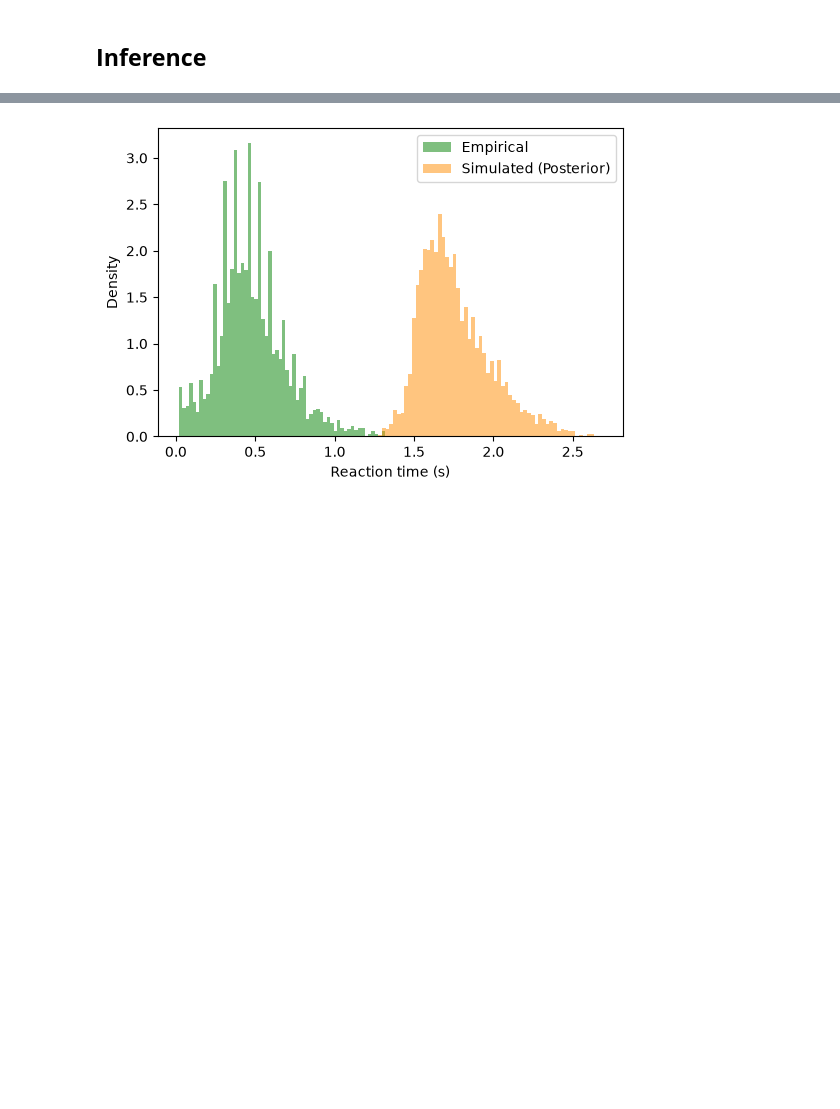
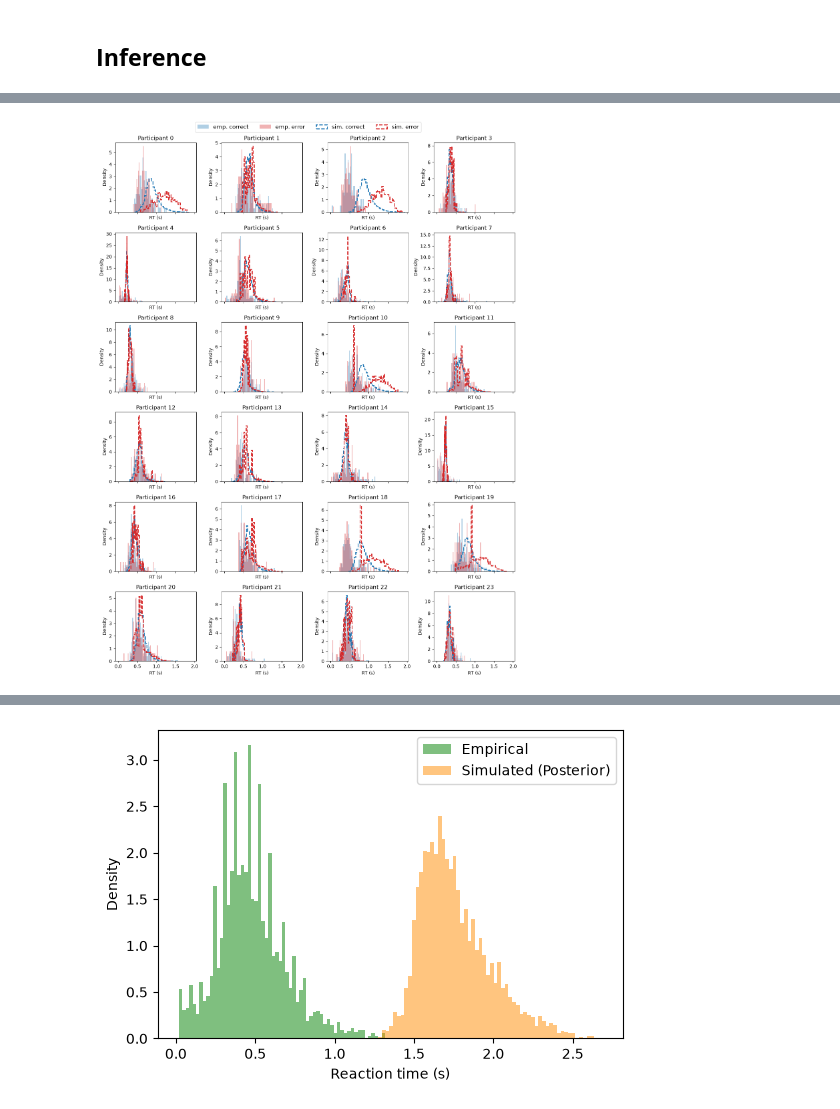
Before and after one commit to dhakalmahima188/Modeling-Non-Linear-Decision-Boundaries-in-DDM, a Jupyter notebook: train_model.ipynb, the cells around one changed output, grey strips where cells are left out. Saved outputs shown, nothing was run; the diff lists cells and outputs as text; code cells hidden in the pictures; blank space fills up the shorter version.

```diff
--- a/train_model.ipynb
+++ b/train_model.ipynb
@@ -93,6 +99,6 @@ workflow = bf.BasicWorkflow(
     inference_network=inference_network,
     summary_network=bf.networks.SetTransformer(),
     checkpoint_filepath=CHECKPOINT_DIR,
-    checkpoint_name="ddm_workflow",
+    checkpoint_name="ddm_workflow_",
 )
 # %% [output]
@@ -366,0 +341,5 @@ Erfolgreich geschätzte Parameter-Mittelwerte:
+# %%
+def samples_dict_to_array(samples, param_order=("v_scale", "t0", "a_base", "lam")):
+    """Convert BayesFlow's samples dict into the (n_draws, n_params) array
+    that resimulate_from_posterior expects."""
+    return np.stack([np.asarray(samples[p]).reshape(-1) for p in param_order], axis=1)
@@ -366,0 +368,37 @@ Erfolgreich geschätzte Parameter-Mittelwerte:
+# %%
+def plot_rt_distributions_grid(empirical_data, posterior_samples_per_pp,
+                                model="exponential", n_resim=100, seed=None,
+                                n_cols=6, space_legend=1.06, space_figure=0.93):
+    pp_ids = list(posterior_samples_per_pp.keys())
+    n_pp = len(pp_ids)
+    n_rows = int(np.ceil(n_pp / n_cols))
+
+    fig, axes = plt.subplots(n_rows, n_cols, figsize=(3.2 * n_cols, 2.8 * n_rows),
+                              sharex=True, sharey=False)
+    axes = np.atleast_2d(axes).reshape(n_rows, n_cols)
+
+    for i, pp_id in enumerate(pp_ids):
+        ax = axes[i // n_cols, i % n_cols]
+        emp = empirical_data[empirical_data["pp"] == pp_id]
+        draws = samples_dict_to_array(posterior_samples_per_pp[pp_id])
+        _plot_rt_distribution(ax, emp, draws, model=model, n_resim=n_resim,
+                               seed=seed, pp_label=f"Participant {pp_id}")
+
+    # leere Subplots ausblenden, falls n_pp nicht exakt n_rows*n_cols füllt
+    for j in range(n_pp, n_rows * n_cols):
+        axes[j // n_cols, j % n_cols].axis("off")
+
+    # eine gemeinsame Legende statt 24x dieselbe
+    handles, labels = axes[0, 0].get_legend_handles_labels()
+    fig.legend(handles, labels, loc="upper center", ncol=4, fontsize=12,
+            bbox_to_anchor=(0.5, space_legend))  # statt 1.02 – weiter weg vom Grid
+
+    plt.tight_layout(rect=[0, 0, 1, space_figure])  # oberen 7% für Legende+Titel reservieren
+    return fig
+# %%
+fig = plot_rt_distributions_grid(empirical_data, {pp_id: res["posterior"] for pp_id, res in results.items()},
+n_cols = 4, space_legend = 1, space_figure = 0.98)
+plt.show()
+fig.savefig(f"images/ppc_{MODEL_NAMES[0]}_all.pdf", bbox_inches="tight")
+# %% [output]
+[figure, added]
```
Also changed, not shown: parts of 23 cells of this notebook, 21 other files.
